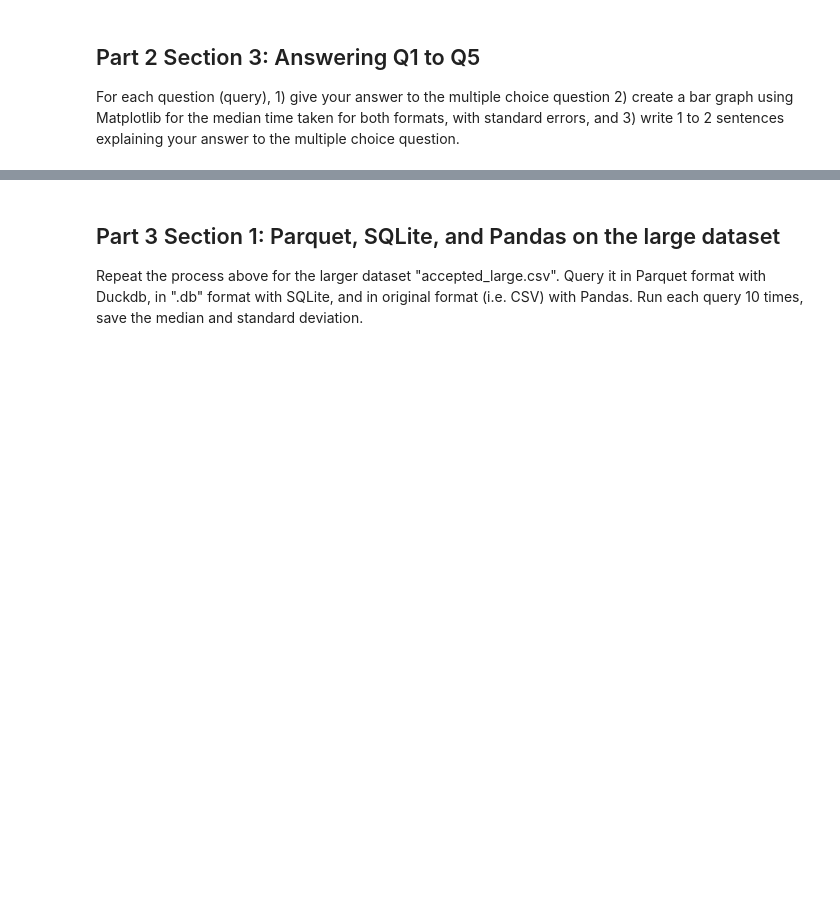
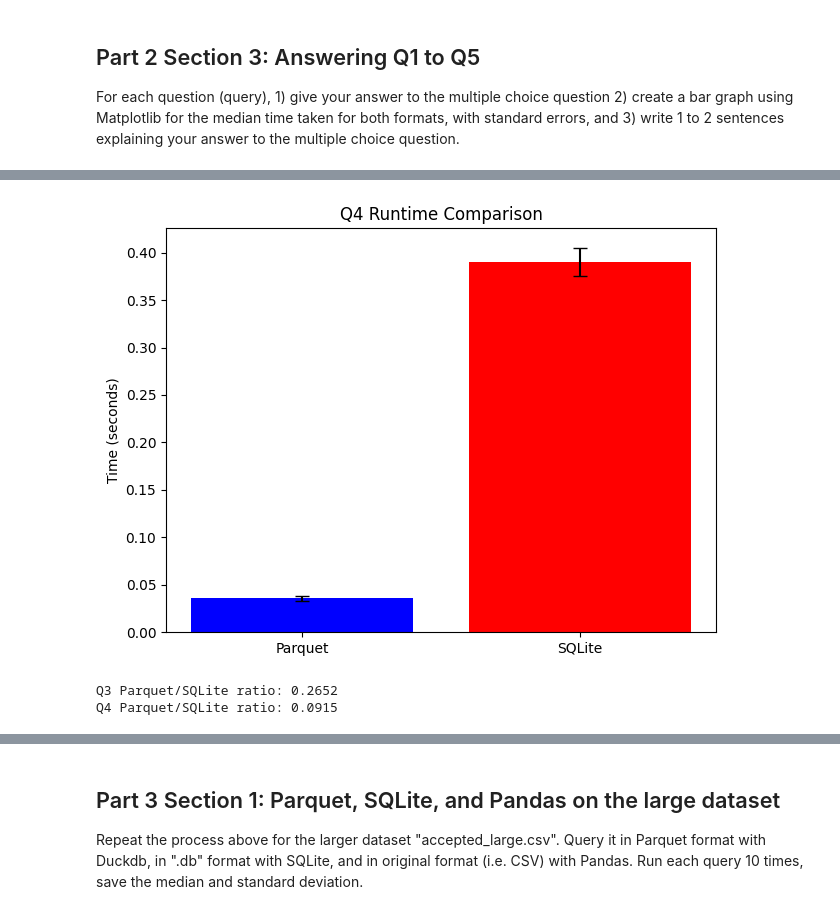
Before and after one commit to Rodrigofch7/databases_public_policy, a Jupyter notebook: assignment3/a3_skeleton (1).ipynb, the cells around one changed output, grey strips where cells are left out. Saved outputs shown, nothing was run; the diff lists cells and outputs as text; code cells hidden in the pictures; blank space fills up the shorter version.

```diff
--- a/assignment3/a3_skeleton (1).ipynb
+++ b/assignment3/a3_skeleton (1).ipynb
@@ -318,0 +351,11 @@ plt.show()
+# %%
+plot_comparison("q4", "Q4 Runtime Comparison")
+
+ratio_q3 = results["q3_parquet"]["median"] / results["q3_sqlite"]["median"]
+ratio_q4 = results["q4_parquet"]["median"] / results["q4_sqlite"]["median"]
+print(f"Q3 Parquet/SQLite ratio: {ratio_q3:.4f}")
+print(f"Q4 Parquet/SQLite ratio: {ratio_q4:.4f}")
+# %% [output]
+[figure, added]
+Q3 Parquet/SQLite ratio: 0.2652
+Q4 Parquet/SQLite ratio: 0.0915
```
Also changed, not shown: parts of 20 cells of this notebook, 2 other files.
